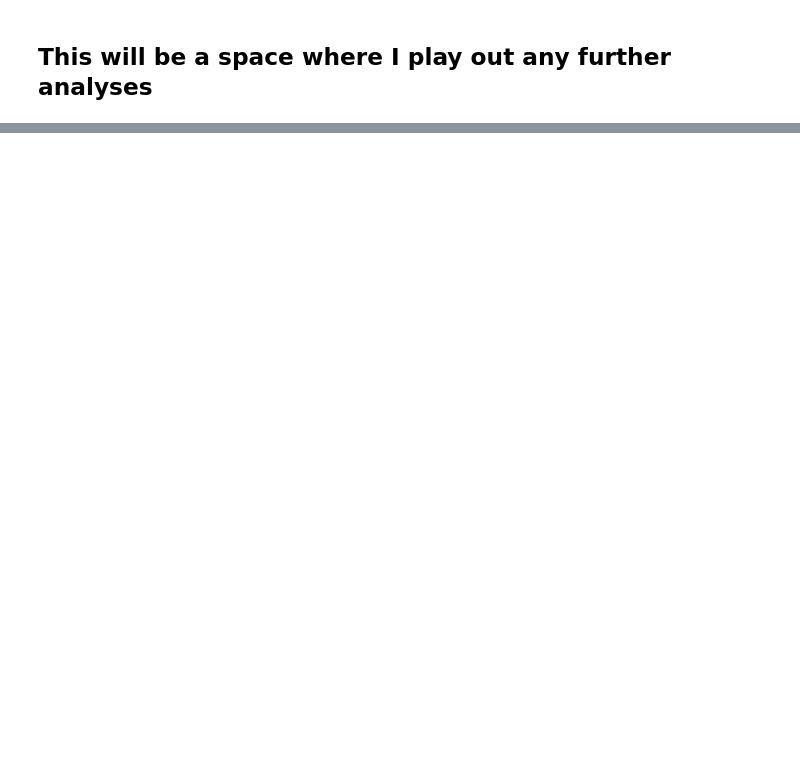
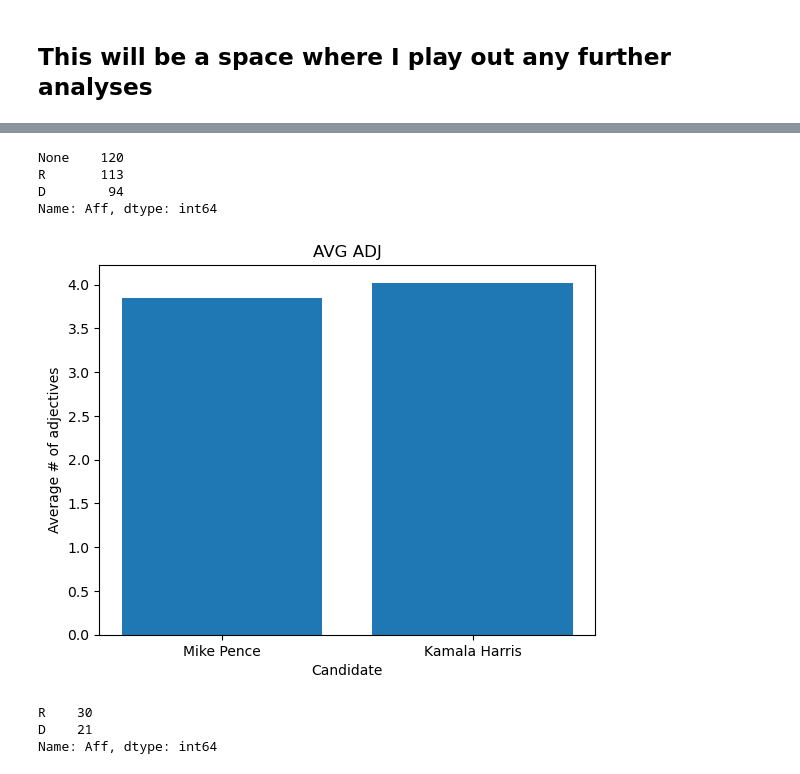
Before and after one commit to Data-Science-for-Linguists-2021/PoliticalRhetoric-analysis, a Jupyter notebook: analysis_notebooks/extra_analysis.ipynb, the cells around one changed output, grey strips where cells are left out. Saved outputs shown, nothing was run; the diff lists cells and outputs as text; code cells hidden in the pictures; blank space fills up the shorter version.

```diff
--- a/analysis_notebooks/extra_analysis.ipynb
+++ b/analysis_notebooks/extra_analysis.ipynb
@@ -26,0 +88,9 @@ ModuleNotFoundError: No module named 'textblob'
+# %%
+allvpdebate = pd.read_csv("/Users/emmatarcson/Documents/data_science/RhetoricalFactor-analysis/data/all_speakers/pagedebate2020.csv")
+allvpdebate = allvpdebate[['Aff','transcript']]
+allvpdebate.Aff.value_counts()
+# %% [output]
+None    120
+R       113
+D        94
+Name: Aff, dtype: int64
@@ -26,0 +103,40 @@ ModuleNotFoundError: No module named 'textblob'
+# %%
+alldebates = pd.concat([vpdebate, presdebate])
+def get_adjectives(text):
+    blob = TextBlob(text)
+    return ' '.join(word for (word,tag) in blob.tags if tag.startswith("JJ"))
+
+alldebates['adjectives'] = alldebates['transcript'].apply(get_adjectives)
+adj_count = [len(nltk.word_tokenize(t)) for t in alldebates.adjectives]
+alldebates['adj_count'] = adj_count
+# %%
+def get_adjectives(text):
+    blob = TextBlob(text)
+    return ' '.join(word for (word,tag) in blob.tags if tag.startswith("JJ"))
+
+allvpdebate['adjectives'] = allvpdebate['transcript'].apply(get_adjectives)
+adj_count = [len(nltk.word_tokenize(t)) for t in allvpdebate.adjectives]
+allvpdebate['adj_count'] = adj_count
+# %%
+import matplotlib.pyplot as plt; plt.rcdefaults()
+import numpy as np
+import matplotlib.pyplot as plt
+
+aff = ['Mike Pence','Kamala Harris']
+mean_adj = [allvpdebate[allvpdebate.Aff == 'R'].adj_count.mean(), allvpdebate[allvpdebate.Aff == 'D'].adj_count.mean()]
+
+plt.bar(aff,mean_adj)
+plt.title('AVG ADJ')
+plt.ylabel('Average # of adjectives')
+plt.xlabel('Candidate')
+plt.show()
+# %% [output]
+[figure, added]
+# %%
+conv_speech = pd.read_csv("/Users/emmatarcson/Documents/data_science/RhetoricalFactor-analysis/data_sample/convspeeches.csv")
+conv_speech = conv_speech[['Aff','Speech']]
+conv_speech.Aff.value_counts()
+# %% [output]
+R    30
+D    21
+Name: Aff, dtype: int64
```
Also changed, not shown: parts of 28 cells of this notebook, 1 other file.
